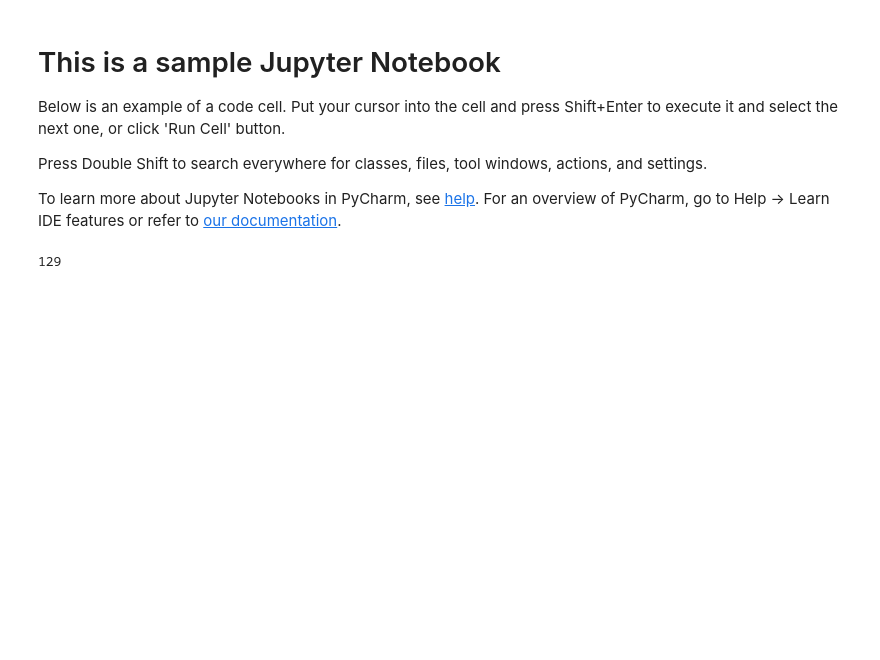
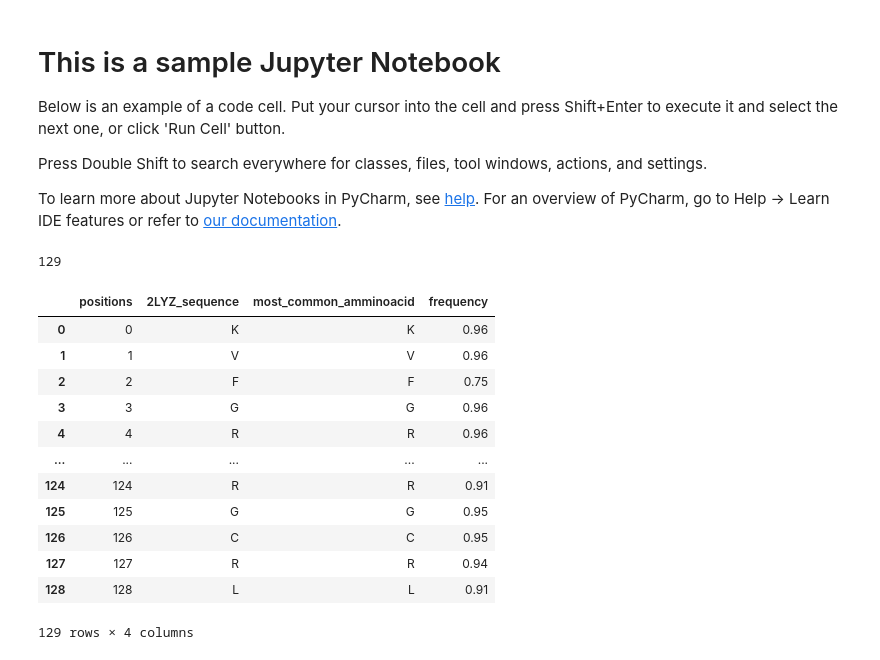
Before and after one commit to FilippoIspanico/BiomolecularModelingLab, a Jupyter notebook: sample.ipynb, the cells around one changed output. Cells and saved outputs as stored; diff of their text form; code cells hidden in the pictures; blank space fills up the shorter version.

```diff
--- a/sample.ipynb
+++ b/sample.ipynb
@@ -69,9 +69,33 @@ positions = range(129)
 # %%
 # my idea here is to add to this dataframe also the result we got from other methods like
 # RMSF analysis,
+our_sequence = []
+difference = []
+for idx, elem in enumerate(reference_sequence):
+    our_sequence.append(elem)
+    difference.append(elem == most_common[idx])
+
+# our protein is equal to our reference amminoacid
 
 df = pd.DataFrame({
     'positions': positions,
+    '2LYZ_sequence': our_sequence,
     'most_common_amminoacid': most_common,
     'frequency': frequencies
 })
+
+df
+# %% [output]
+|  | positions | 2LYZ_sequence | most_common_amminoacid | frequency |
+| 0 | 0 | K | K | 0.96 |
+| 1 | 1 | V | V | 0.96 |
+| 2 | 2 | F | F | 0.75 |
+| 3 | 3 | G | G | 0.96 |
+| 4 | 4 | R | R | 0.96 |
+| ... | ... | ... | ... | ... |
+| 124 | 124 | R | R | 0.91 |
+| 125 | 125 | G | G | 0.95 |
+| 126 | 126 | C | C | 0.95 |
+| 127 | 127 | R | R | 0.94 |
+| 128 | 128 | L | L | 0.91 |
+129 rows × 4 columns
```
Also changed, not shown: parts of 3 cells of this notebook, 3 other files.
